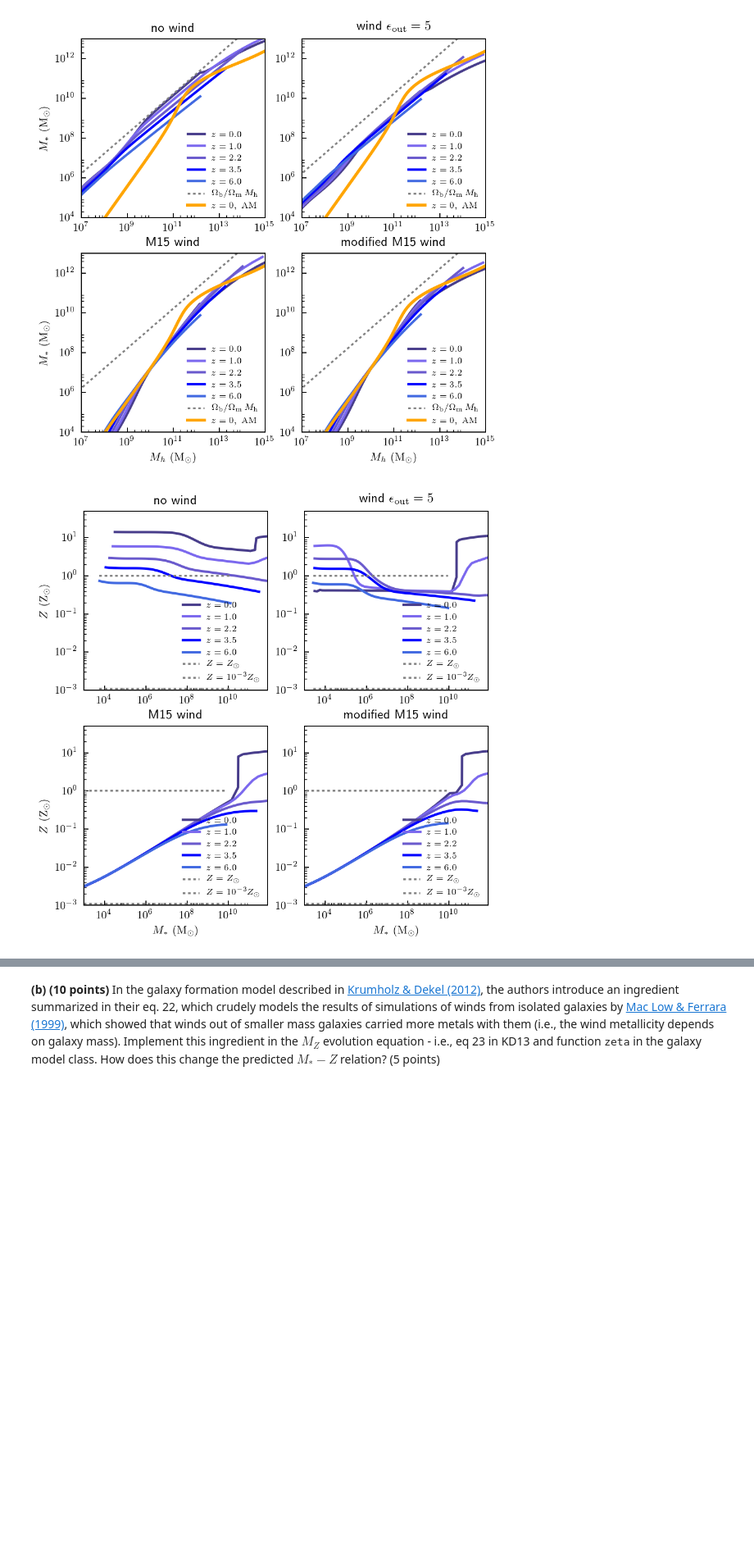
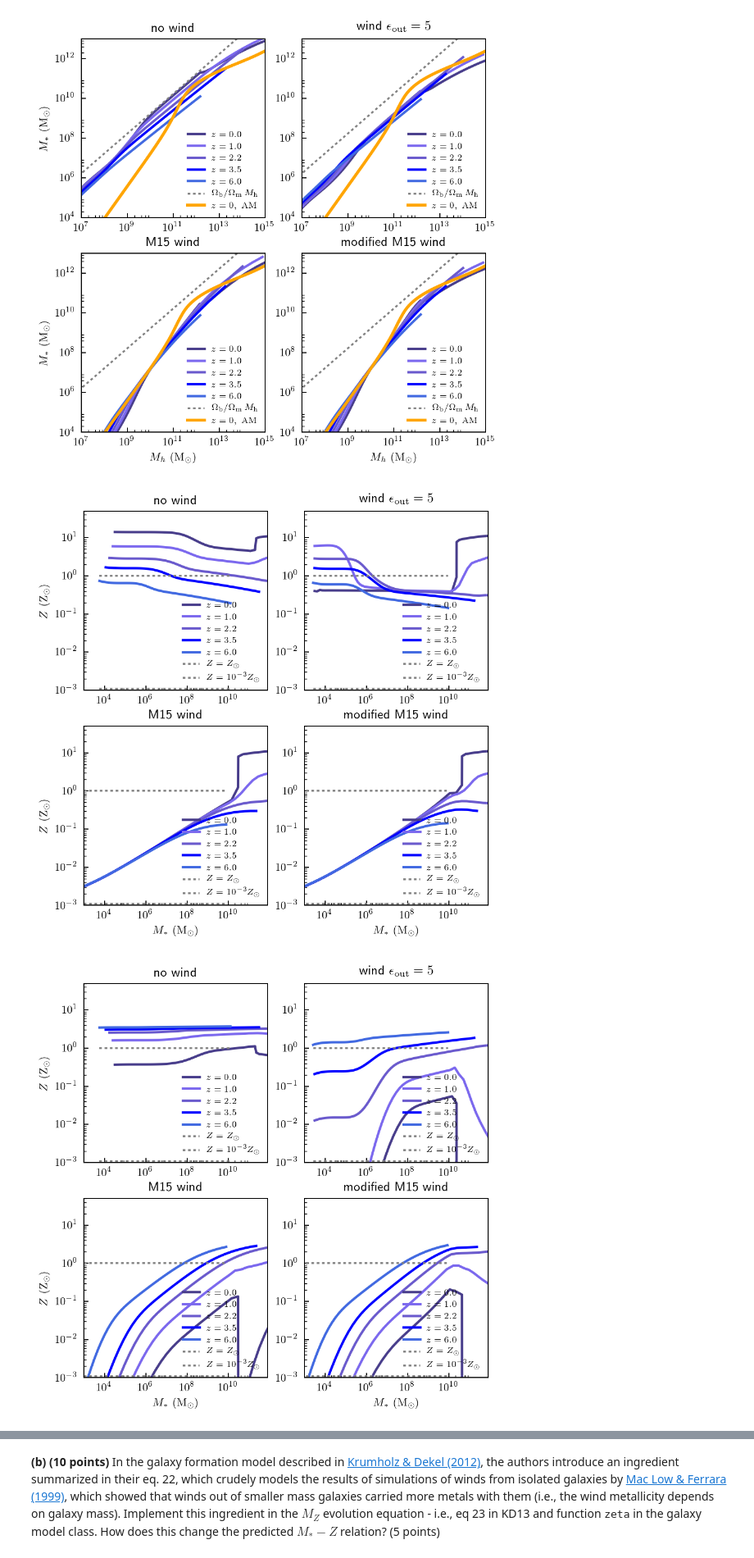
Before and after one commit to tjhoyt/galaxies_hw, a Jupyter notebook: hw6_hoyt_taylor.ipynb, the cells around one changed output, grey strips where cells are left out. Shown at 82% size. Cells and saved outputs as stored; diff of their text form; code cells hidden in the pictures; blank space fills up the shorter version.

```diff
--- a/hw6_hoyt_taylor.ipynb
+++ b/hw6_hoyt_taylor.ipynb
@@ -574,7 +683,7 @@ The script below plots $M_*-Z$ data for galaxies at $z=0$ all the way down to ul
 # %%
 ########################################################################
 
-# PROBLEM 3.1.2. Calculate on mass grid
+# PROBLEM 3.1.1. Calculate on mass grid
 
 ########################################################################
 
@@ -610,7 +719,7 @@ etaout = 0.0
 ### Now evolve the galaxy model on our mass, z grid for various wind
 ### models.
 
-gridDict = {}
+windDict = {}
 models = []
 # no outflows
 etaout = 0.0
@@ -620,7 +729,7 @@ galgrid = gmodel_grid(gmodel = gmodel_wind, Nz=Nz, Nm=Nm, Z_IGM=Zigm,
                             windmodel=windmodel, etawind=etaout, ac='off',
                             cosmo=cosmo)
 galgrid.compute_mass_grid()
-gridDict['{0}_{1:0.1f}'.format(windmodel, etaout)] = galgrid
+windDict['{0}_{1:0.1f}'.format(windmodel, etaout)] = galgrid
 models.append(model)
 # constant mass loading factor = 5.0
 etaout = 5.0
@@ -630,7 +739,7 @@ galgrid = gmodel_grid(gmodel = gmodel_wind, Nz=Nz, Nm=Nm, Z_IGM=Zigm,
                             windmodel=windmodel, etawind=etaout, ac='off',
                             cosmo=cosmo)
 galgrid.compute_mass_grid()
-gridDict['{0}_{1:0.1f}'.format(windmodel, etaout)] = galgrid
+windDict['{0}_{1:0.1f}'.format(windmodel, etaout)] = galgrid
 models.append(model)
 
 # Muratov et al. 2015 mass loading factor
@@ -641,7 +750,7 @@ galgrid = gmodel_grid(gmodel = gmodel_wind, Nz=Nz, Nm=Nm, Z_IGM=Zigm,
                             windmodel=windmodel, etawind=etaout, ac='off',
                             cosmo=cosmo)
 galgrid.compute_mass_grid()
-gridDict['{0}_{1:0.1f}'.format(windmodel, etaout)] = galgrid
+windDict['{0}_{1:0.1f}'.format(windmodel, etaout)] = galgrid
 models.append(model)
 
 # Muratov et al. 2015 mass loading factor with modification
@@ -652,12 +761,12 @@ galgrid = gmodel_grid(gmodel = gmodel_wind, Nz=Nz, Nm=Nm, Z_IGM=Zigm,
                             windmodel=windmodel, etawind=etaout, ac='off',
                             cosmo=cosmo)
 galgrid.compute_mass_grid()
-gridDict['{0}_{1:0.1f}'.format(windmodel, etaout)] = galgrid
+windDict['{0}_{1:0.1f}'.format(windmodel, etaout)] = galgrid
 models.append(model)
 
 ########################################################################
 
-# PROBLEM 3.1.3. Plot M*-Mh relation(s)
+# PROBLEM 3.1.2. Plot M*-Mh relation(s)
 
 ########################################################################
 
@@ -690,7 +799,7 @@ for ip, model in enumerate(models):
     else:
         legend = False
     axd.set_title(titles[ip])
-    gridDict[model].plot_MsMh_evo(axd, zplot, zcolors, compare = True)
+    windDict[model].plot_MsMh_evo(axd, zplot, zcolors, compare = True)
     #axd.legend()
 #plt.savefig(savefig, bbox_inches='tight')
 
@@ -708,12 +817,12 @@ done.
 # %%
 ########################################################################
 
-# PROBLEM 3.1.4. Plot Model Z-M* relation(s)
+# PROBLEM 3.1.3. Plot Model Z-M* relation(s)
 
 ########################################################################
 
 
-### Plot only the galaxy model evolution of Z-M*
+### Plot only the galaxy model evolution of Zg-M*
 
 fig, axs = plt.subplots(2, 2, figsize=(6, 6))
 zplot = np.array([0., 1.0, 2.2, 3.5, 6.0])
@@ -722,34 +831,72 @@ titles = [r'no wind', r'wind $\epsilon_{\rm out}=5$', r'M15 wind', r'modified M1
 models = ['constload_0.0','constload_5.0','Muratov15_3.6', 'Muratov15mod_3.6']
 
 
 xlabel = r'$M_{{*}}\ \rm (M_\odot)$'
 ylabel = r'$Z\ \rm (Z_\odot)$'
 xlims = [1.e3, 8.e11]
 ylims = [1.e-3,  50.]
 for ip, model in enumerate(models):
     axd = axs.flatten()[ip]
     if ip > 1:
         axd.set_xlabel(xlabel)
     if ip == 0 or ip == 2:
         axd.set_ylabel(ylabel)
     axd.set_xlim(xlims)
     axd.set_ylim(ylims)
     axd.set_xscale('log')
     axd.set_yscale('log')
     if ip == 3:
         legend = True
     else:
         legend = False
     axd.set_title(titles[ip])
 
-    gridDict[model].plot_ZgMs_evo(axd, zplot, zcolors)
+    windDict[model].plot_ZgMs_evo(axd, zplot, zcolors)
     #axd.legend()
 
 #plt.savefig(savefig, bbox_inches='tight')
 
 fig.show()
+
+
+
+### Plot the galaxy model evolution of Zs-M*
+fig, axs = plt.subplots(2, 2, figsize=(6, 6))
+zplot = np.array([0., 1.0, 2.2, 3.5, 6.0])
+zcolors = np.array(['darkslateblue', 'mediumslateblue', 'slateblue', 'blue', 'royalblue'])
+titles = [r'no wind', r'wind $\epsilon_{\rm out}=5$', r'M15 wind', r'modified M15 wind']
+models = ['constload_0.0','constload_5.0','Muratov15_3.6', 'Muratov15mod_3.6']
+
+
+xlabel = r'$M_{{*}}\ \rm (M_\odot)$'
+ylabel = r'$Z\ \rm (Z_\odot)$'
+xlims = [1.e3, 8.e11]
+ylims = [1.e-3,  50.]
+for ip, model in enumerate(models):
+    axd = axs.flatten()[ip]
+    if ip > 1:
+        axd.set_xlabel(xlabel)
+    if ip == 0 or ip == 2:
+        axd.set_ylabel(ylabel)
+    axd.set_xlim(xlims)
+    axd.set_ylim(ylims)
+    axd.set_xscale('log')
+    axd.set_yscale('log')
+    if ip == 3:
+        legend = True
+    else:
+        legend = False
+    axd.set_title(titles[ip])
+
+    windDict[model].plot_ZsMs_evo(axd, zplot, zcolors)
+    #axd.legend()
+
+#plt.savefig(savefig, bbox_inches='tight')
+
+fig.show()
 # %% [output]
 [figure]
+[figure, added]
 # %% [markdown]
 $Z-M_*$ relations for several initial halo masses and redshifts. Legend is in bottom right figure and plotted curves are self-explanatory.
 <i> (top-left) </i> Without any outflows, the earliest star formation instantly enriches the galaxy to near solar metallicity. This enrichment continues with redshift to supersolar metallicities at $ z = 2.2 $, the peak of star formation in the universe. After $z = 2.2 $ the gradual decline in metallicity with redshift is purely due to dilution by accretion from the gaseous halo dominating over the production of metals by stars in the galaxy. This is why the decrease in metallicity picks up pace after $ z \sim 2.2 $, the peak of star formation in the universe. <i> (top-right) </i> We see an expected trend where low mass galaxies do not have sufficient pull to hold onto their outflowing material. Due to stellar outflows, we no longer see the turnaround of metal enrichment around $ z \sim 2 $. Instead, metallicity for low mass galaxies monotonically decreases with redshift as metal-enriched gas is blown out and replaced by gas in the halo (which I assume is less efficient at forming stars due to being at a higher temperature?). <i> (bottom) </i> The bottom two plots are identical for low masses, as they should be by design. We see that along lines of constant metallicity the stellar mass increases monotonically in time, so stellar enrichment, stellar outflows, and halo accretion all miraculously balance each other out. At very high masses and late times, we see drastic reduction in metallicity, likely due to huge outflows by AGN.
```
Also changed, not shown: parts of 17 cells of this notebook.
